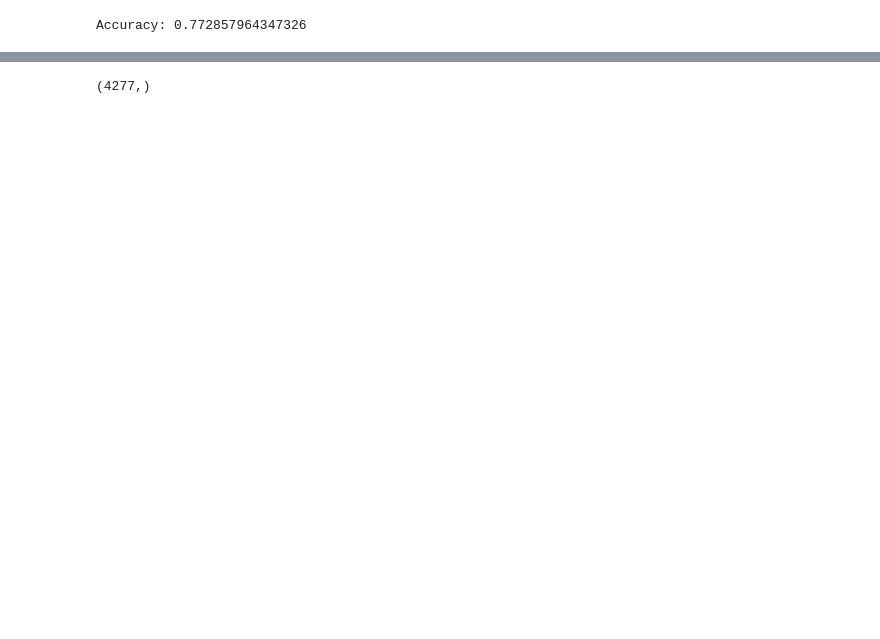
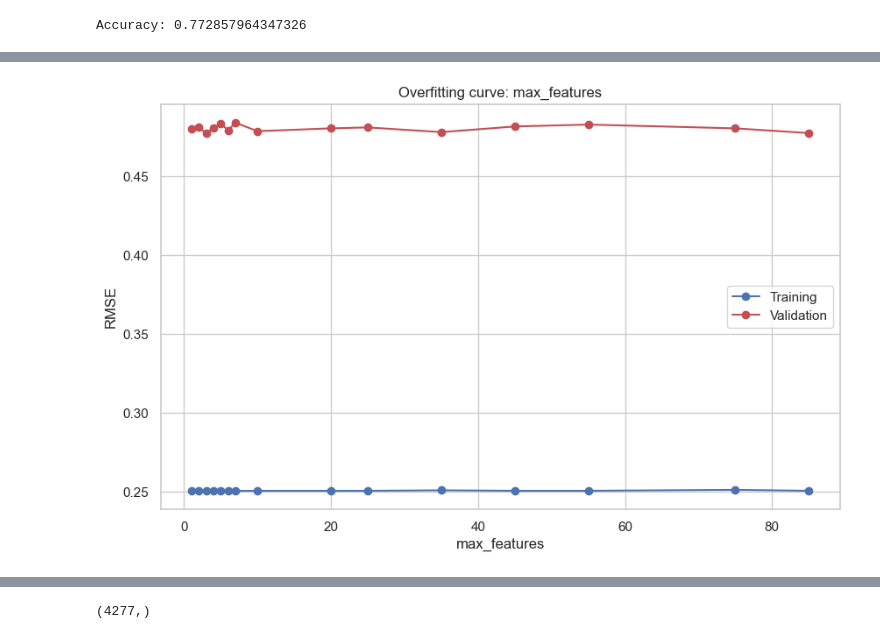
Before and after one commit to RiwongSherchan/Kaggle-Projects, a Jupyter notebook: Spaceship Titanic/SpaceShip_Titanic.ipynb, the cells around one changed output, grey strips where cells are left out. Saved outputs shown, nothing was run; the diff lists cells and outputs as text; code cells hidden in the pictures; blank space fills up the shorter version.

```diff
--- a/Spaceship Titanic/SpaceShip_Titanic.ipynb
+++ b/Spaceship Titanic/SpaceShip_Titanic.ipynb
@@ -408,0 +439,4 @@ Accuracy: 0.772857964347326
+# %%
+test_param_and_plot('max_features', [1,2,3,4,5,6,7,10,20,25,35,45,55,75,85])
+# %% [output]
+[figure, added]
```
Also changed, not shown: parts of 29 cells of this notebook, 1 other file.
